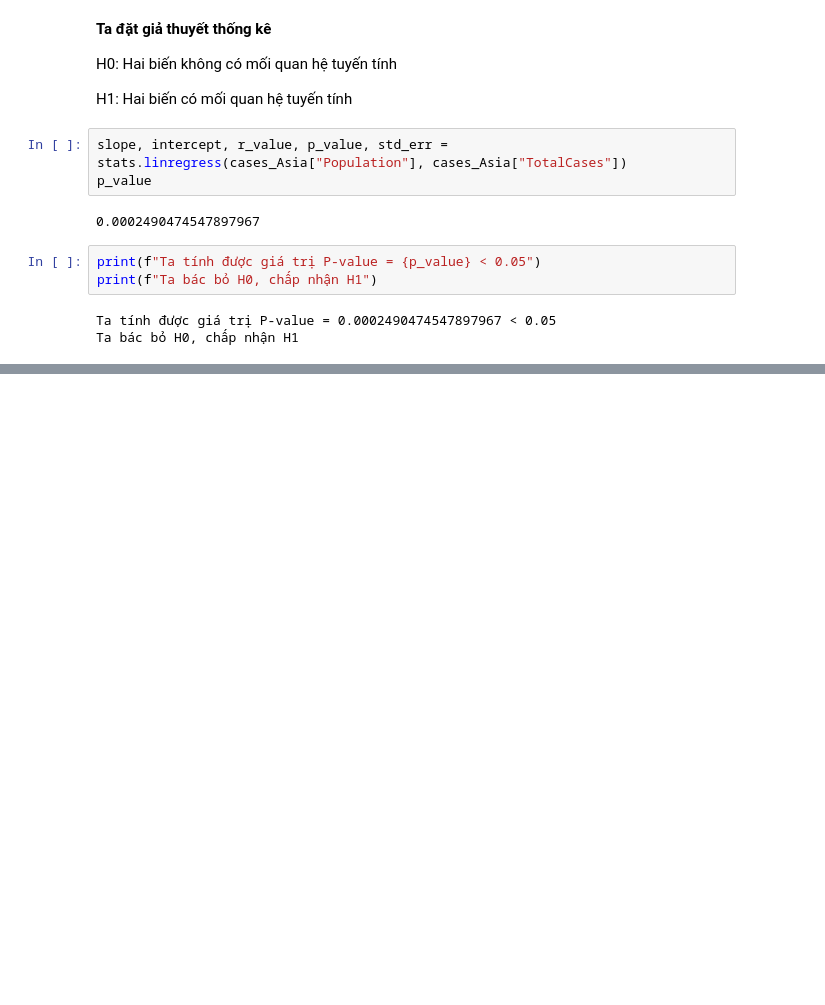
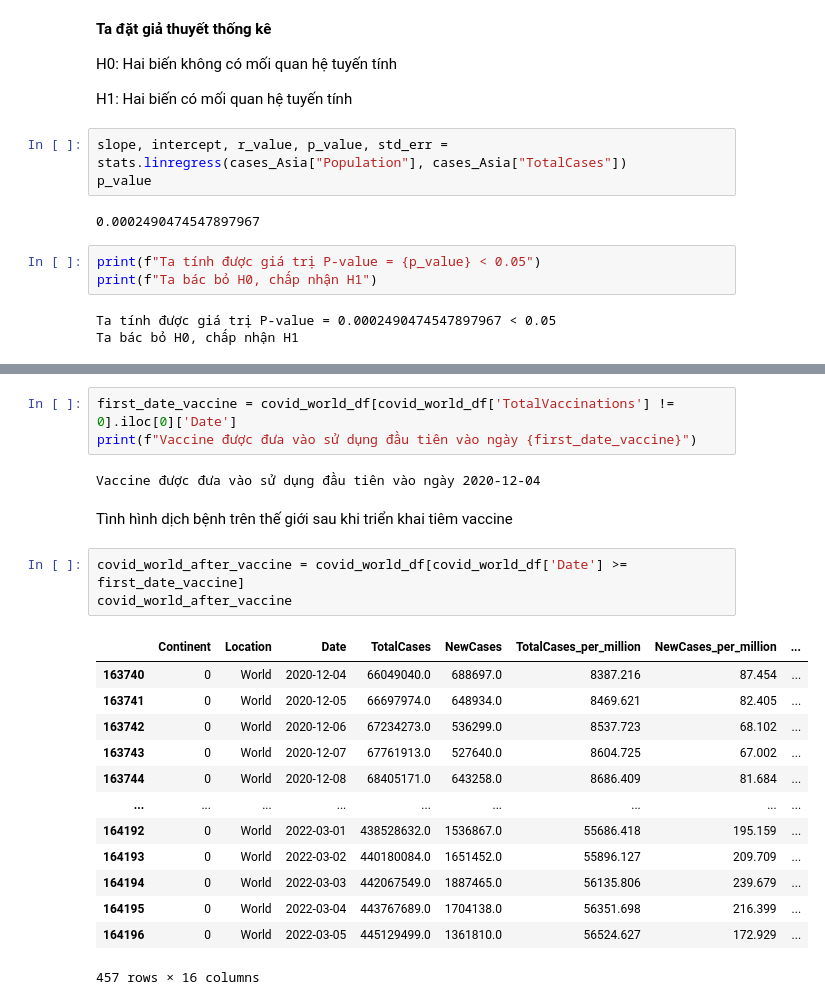
Before and after one commit to NMS1010/P4DA_Final_Project, a Jupyter notebook: report.ipynb, the cells around one changed output, grey strips where cells are left out. Saved outputs shown, nothing was run; the diff lists cells and outputs as text; blank space fills up the shorter version.

```diff
--- a/report.ipynb
+++ b/report.ipynb
@@ -501,0 +671,24 @@ Tuy nhiên, vì hệ số tương quan R = 0.5 không quá mạnh cũng không q
+# %%
+first_date_vaccine = covid_world_df[covid_world_df['TotalVaccinations'] != 0].iloc[0]['Date']
+print(f"Vaccine được đưa vào sử dụng đầu tiên vào ngày {first_date_vaccine}")
+# %% [output]
+Vaccine được đưa vào sử dụng đầu tiên vào ngày 2020-12-04
+# %% [markdown]
+Tình hình dịch bệnh trên thế giới sau khi triển khai tiêm vaccine
+# %%
+covid_world_after_vaccine = covid_world_df[covid_world_df['Date'] >= first_date_vaccine]
+covid_world_after_vaccine
+# %% [output]
+|  | Continent | Location | Date | TotalCases | NewCases | TotalCases_per_million | NewCases_per_million | ... |
+| 163740 | 0 | World | 2020-12-04 | 66049040.0 | 688697.0 | 8387.216 | 87.454 | ... |
+| 163741 | 0 | World | 2020-12-05 | 66697974.0 | 648934.0 | 8469.621 | 82.405 | ... |
+| 163742 | 0 | World | 2020-12-06 | 67234273.0 | 536299.0 | 8537.723 | 68.102 | ... |
+| 163743 | 0 | World | 2020-12-07 | 67761913.0 | 527640.0 | 8604.725 | 67.002 | ... |
+| 163744 | 0 | World | 2020-12-08 | 68405171.0 | 643258.0 | 8686.409 | 81.684 | ... |
+| ... | ... | ... | ... | ... | ... | ... | ... | ... |
+| 164192 | 0 | World | 2022-03-01 | 438528632.0 | 1536867.0 | 55686.418 | 195.159 | ... |
+| 164193 | 0 | World | 2022-03-02 | 440180084.0 | 1651452.0 | 55896.127 | 209.709 | ... |
+| 164194 | 0 | World | 2022-03-03 | 442067549.0 | 1887465.0 | 56135.806 | 239.679 | ... |
+| 164195 | 0 | World | 2022-03-04 | 443767689.0 | 1704138.0 | 56351.698 | 216.399 | ... |
+| 164196 | 0 | World | 2022-03-05 | 445129499.0 | 1361810.0 | 56524.627 | 172.929 | ... |
+457 rows × 16 columns
```
Also changed, not shown: parts of 84 cells of this notebook, 2 other files.
